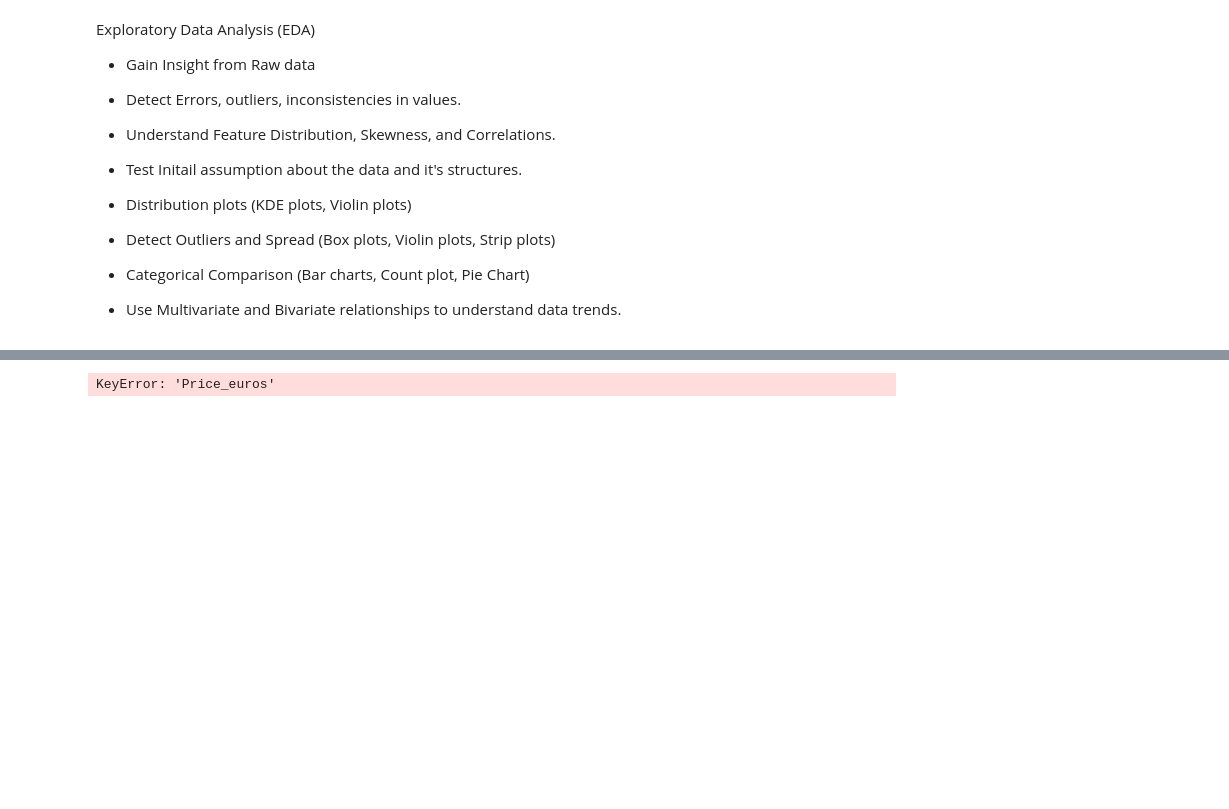
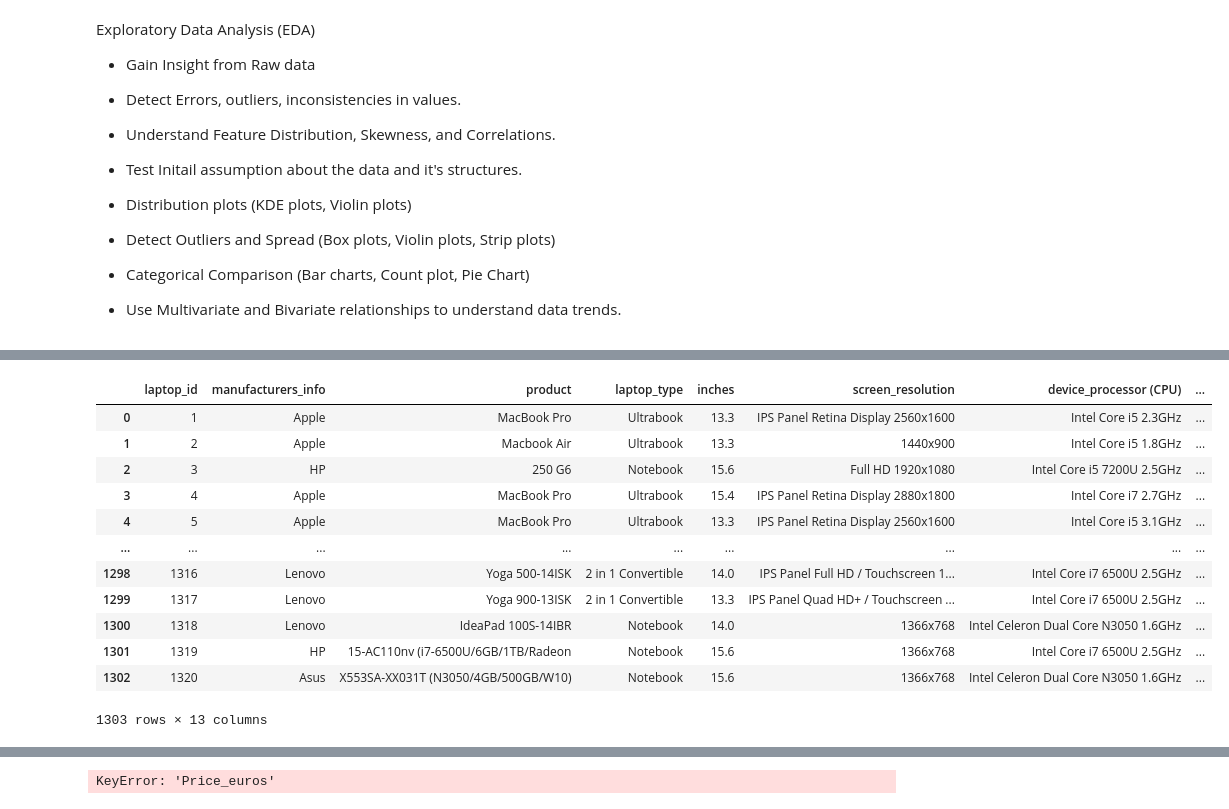
Before and after one commit to scientistEgong/Laptop-Price-Prediction-Model, a Jupyter notebook: Project_Files/Notebook_Files/Exploratory_Data_Analysis/Exploratory_Data_Analysis.ipynb.ipynb, the cells around one changed output, grey strips where cells are left out. Drawn from its saved outputs; the diff is of its cells as text; code cells hidden in the pictures; blank space fills up the shorter version.

```diff
--- a/Project_Files/Notebook_Files/Exploratory_Data_Analysis/Exploratory_Data_Analysis.ipynb.ipynb
+++ b/Project_Files/Notebook_Files/Exploratory_Data_Analysis/Exploratory_Data_Analysis.ipynb.ipynb
@@ -103,0 +110,5 @@ dtype: int64
+# %%
+# Standardize columns names for consistency.
+# Standardise column names to lowercase and add underscores.
+df.columns = df.columns.str.lower().str.replace("-", "")
+df.columns
@@ -103,0 +120,4 @@ dtype: int64
+# %%
+# Correct column abbreviated column names.
+df.rename(columns={"cpu": "device_processor (CPU)", "ram": "device_memory (RAM)", "opsys" : "operating_system", "typename": "laptop_type", "memory": "memory_capacity"}, inplace=True)
+df.columns
@@ -103,0 +129,4 @@ dtype: int64
+# %%
+# Correct screen resolution column name.
+df.rename(columns={"screenresolution": "screen_resolution", "company" : "manufacturers_info"}, inplace=True)
+df.columns
@@ -103,0 +154,22 @@ dtype: int64
+# %%
+# Fill all inconsistencies in operating system.
+# Get unique valid operating systems (excluding "No OS")
+valid_os = df.loc[df["operating_system"] != "No OS", "operating_system"].unique()
+
+# Replace No operating system with random operating system.
+df.loc[df["operating_system"] == "No OS", "operating_system"] = np.random.choice(valid_os, size=(df["operating_system"] == "No OS").sum())
+df
+# %% [output]
+|  | laptop_id | manufacturers_info | product | laptop_type | inches | screen_resolution | device_processor (CPU) | ... |
+| 0 | 1 | Apple | MacBook Pro | Ultrabook | 13.3 | IPS Panel Retina Display 2560x1600 | Intel Core i5 2.3GHz | ... |
+| 1 | 2 | Apple | Macbook Air | Ultrabook | 13.3 | 1440x900 | Intel Core i5 1.8GHz | ... |
+| 2 | 3 | HP | 250 G6 | Notebook | 15.6 | Full HD 1920x1080 | Intel Core i5 7200U 2.5GHz | ... |
+| 3 | 4 | Apple | MacBook Pro | Ultrabook | 15.4 | IPS Panel Retina Display 2880x1800 | Intel Core i7 2.7GHz | ... |
+| 4 | 5 | Apple | MacBook Pro | Ultrabook | 13.3 | IPS Panel Retina Display 2560x1600 | Intel Core i5 3.1GHz | ... |
+| ... | ... | ... | ... | ... | ... | ... | ... | ... |
+| 1298 | 1316 | Lenovo | Yoga 500-14ISK | 2 in 1 Convertible | 14.0 | IPS Panel Full HD / Touchscreen 1... | Intel Core i7 6500U 2.5GHz | ... |
+| 1299 | 1317 | Lenovo | Yoga 900-13ISK | 2 in 1 Convertible | 13.3 | IPS Panel Quad HD+ / Touchscreen ... | Intel Core i7 6500U 2.5GHz | ... |
+| 1300 | 1318 | Lenovo | IdeaPad 100S-14IBR | Notebook | 14.0 | 1366x768 | Intel Celeron Dual Core N3050 1.6GHz | ... |
+| 1301 | 1319 | HP | 15-AC110nv (i7-6500U/6GB/1TB/Radeon | Notebook | 15.6 | 1366x768 | Intel Core i7 6500U 2.5GHz | ... |
+| 1302 | 1320 | Asus | X553SA-XX031T (N3050/4GB/500GB/W10) | Notebook | 15.6 | 1366x768 | Intel Celeron Dual Core N3050 1.6GHz | ... |
+1303 rows × 13 columns
```
Also changed, not shown: parts of 12 cells of this notebook, 1 other file.
